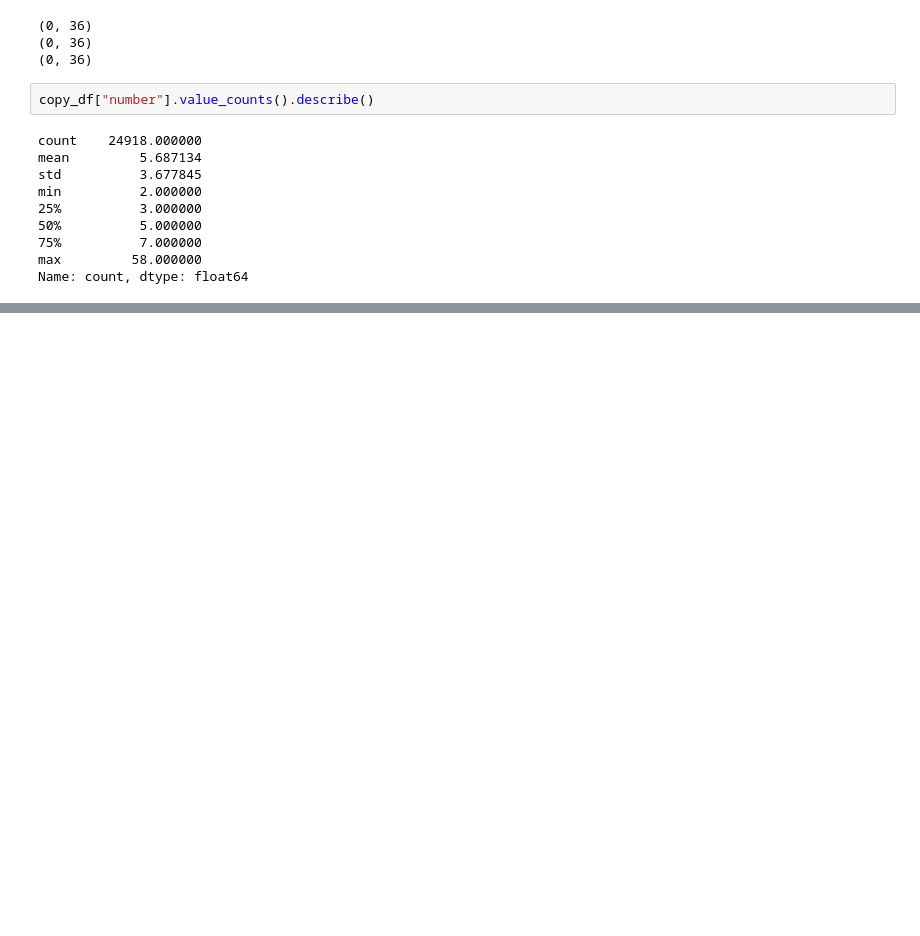
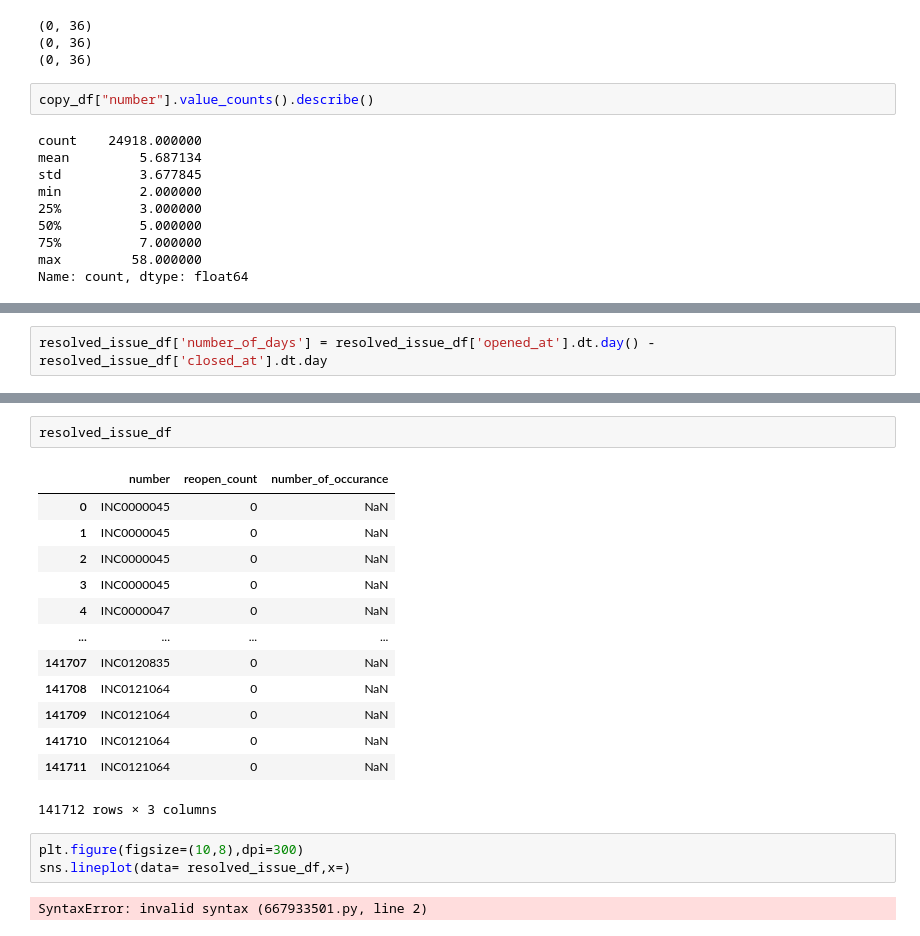
Before and after one commit to manafosman-dev/-it_service_desk_analytics, a Jupyter notebook: notebooks/01_data_profiling.ipynb, the cells around one changed output, grey strips where cells are left out. Drawn from its saved outputs; the diff is of its cells as text; blank space fills up the shorter version.

```diff
--- a/notebooks/01_data_profiling.ipynb
+++ b/notebooks/01_data_profiling.ipynb
@@ -132,0 +188,2 @@ Name: count, dtype: float64
+# %%
+resolved_issue_df['number_of_days'] = resolved_issue_df['opened_at'].dt.day() - resolved_issue_df['closed_at'].dt.day
@@ -132,0 +198,21 @@ Name: count, dtype: float64
+# %%
+resolved_issue_df
+# %% [output]
+|  | number | reopen_count | number_of_occurance |
+| 0 | INC0000045 | 0 | NaN |
+| 1 | INC0000045 | 0 | NaN |
+| 2 | INC0000045 | 0 | NaN |
+| 3 | INC0000045 | 0 | NaN |
+| 4 | INC0000047 | 0 | NaN |
+| ... | ... | ... | ... |
+| 141707 | INC0120835 | 0 | NaN |
+| 141708 | INC0121064 | 0 | NaN |
+| 141709 | INC0121064 | 0 | NaN |
+| 141710 | INC0121064 | 0 | NaN |
+| 141711 | INC0121064 | 0 | NaN |
+141712 rows × 3 columns
+# %%
+plt.figure(figsize=(10,8),dpi=300)
+sns.lineplot(data= resolved_issue_df,x=)
+# %% [output]
+SyntaxError: invalid syntax (667933501.py, line 2)
```
Also changed, not shown: parts of 6 cells of this notebook.
